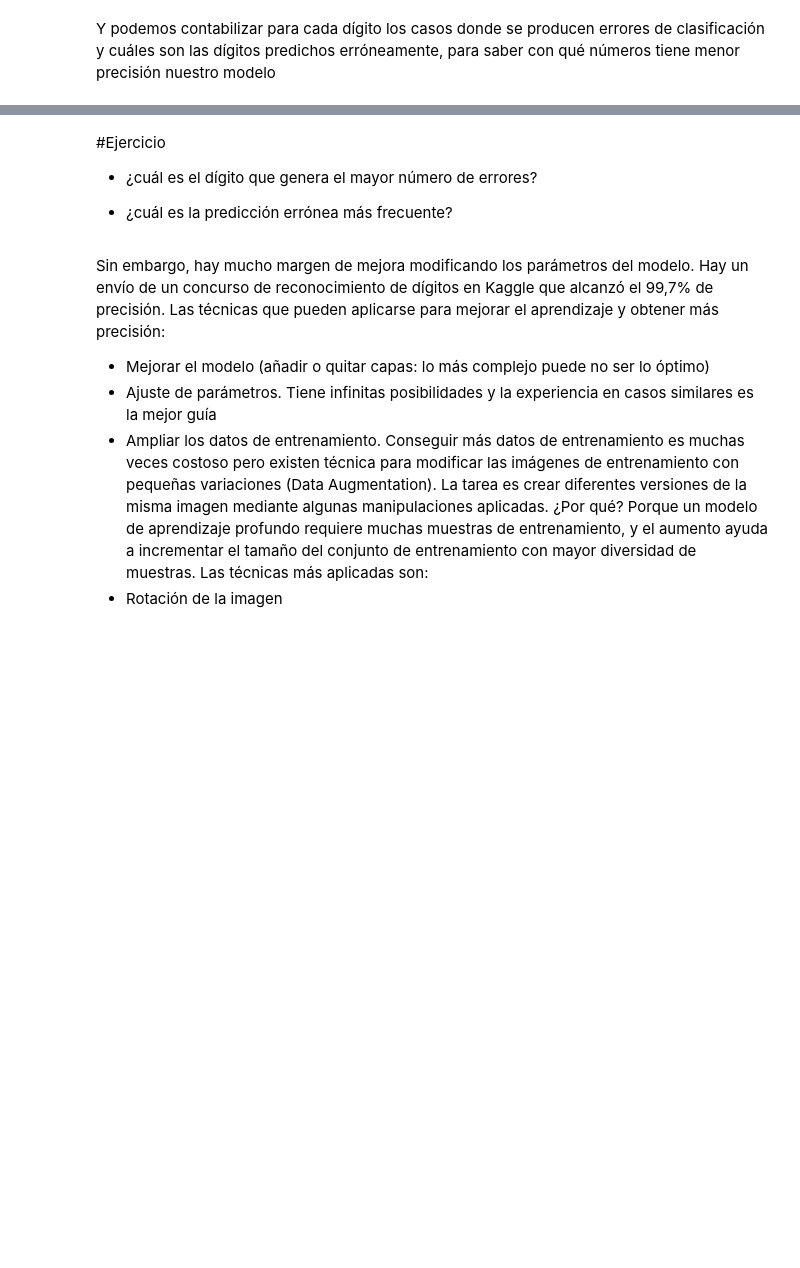
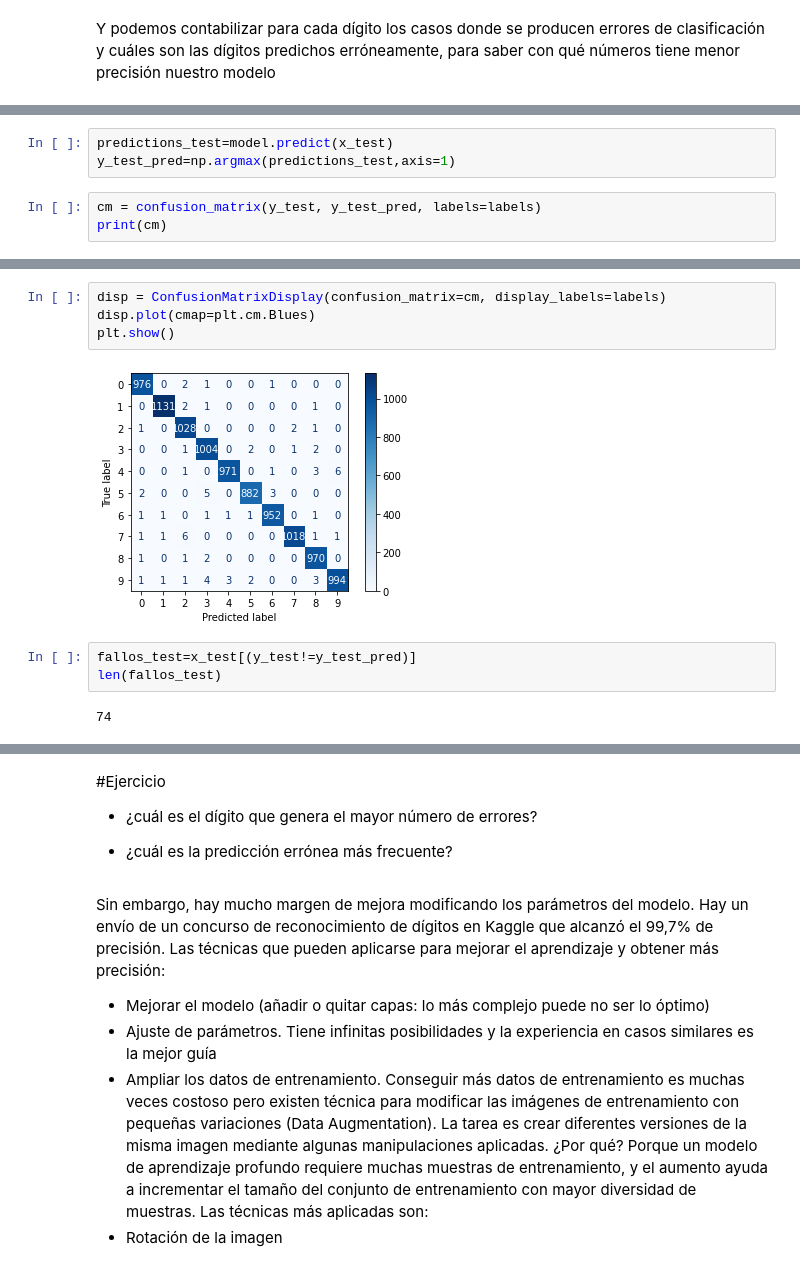
Before and after one commit to EmmaGB/Curso-de-introduccion-a-Big-Data-Parte-4-nov2021, a Jupyter notebook: 3_Reconocimiento_de_dígitos_con_redes_neuronales.ipynb, the cells around one changed output, grey strips where cells are left out. Cells and saved outputs as stored; diff of their text form; blank space fills up the shorter version.

```diff
--- a/3_Reconocimiento_de_dígitos_con_redes_neuronales.ipynb
+++ b/3_Reconocimiento_de_dígitos_con_redes_neuronales.ipynb
@@ -333,0 +361,6 @@ plt.show()
+# %%
+predictions_test=model.predict(x_test)
+y_test_pred=np.argmax(predictions_test,axis=1)
+# %%
+cm = confusion_matrix(y_test, y_test_pred, labels=labels)
+print(cm)
@@ -333,0 +397,11 @@ plt.show()
+# %%
+disp = ConfusionMatrixDisplay(confusion_matrix=cm, display_labels=labels)
+disp.plot(cmap=plt.cm.Blues)
+plt.show()
+# %% [output]
+[figure, added]
+# %%
+fallos_test=x_test[(y_test!=y_test_pred)]
+len(fallos_test)
+# %% [output]
+74
```
Also changed, not shown: parts of 18 cells of this notebook.
